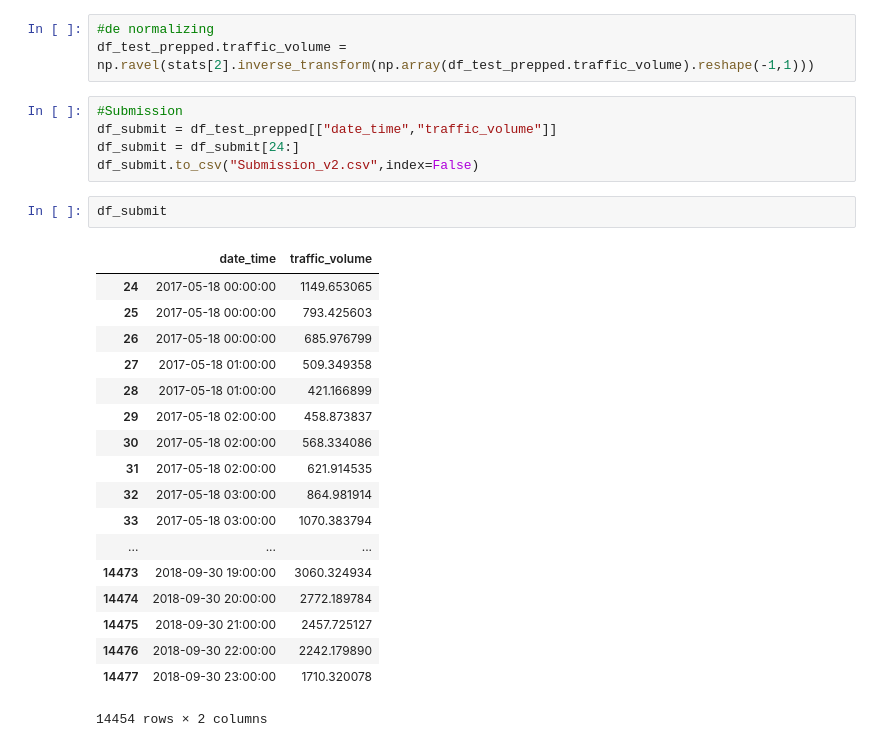
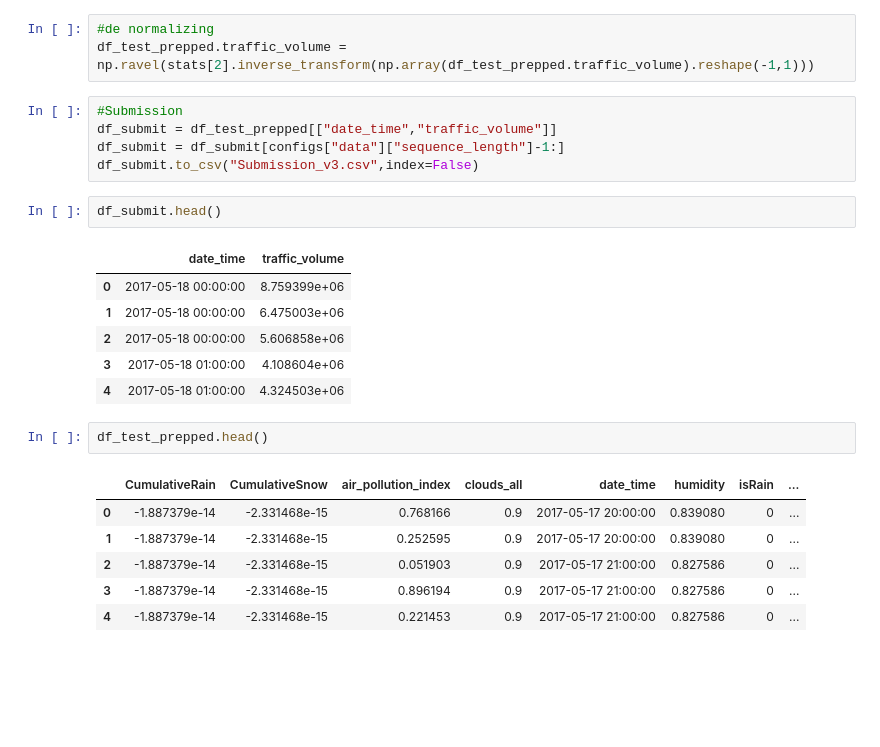
Before and after one commit to Vishwesh4/LSTM-traffic, a Jupyter notebook: data_pipeline.ipynb, the cells around one changed output. Saved outputs shown, nothing was run; the diff lists cells and outputs as text; blank space fills up the shorter version.

```diff
--- a/data_pipeline.ipynb
+++ b/data_pipeline.ipynb
@@ -389,26 +332,23 @@ df_test_prepped.traffic_volume = np.ravel(stats[2].inverse_transform(np.array(df
 # %%
 #Submission
 df_submit = df_test_prepped[["date_time","traffic_volume"]]
-df_submit = df_submit[24:]
-df_submit.to_csv("Submission_v2.csv",index=False)
+df_submit = df_submit[configs["data"]["sequence_length"]-1:]
+df_submit.to_csv("Submission_v3.csv",index=False)
 # %%
-df_submit
+df_submit.head()
 # %% [output]
 |  | date_time | traffic_volume |
-| 24 | 2017-05-18 00:00:00 | 1149.653065 |
-| 25 | 2017-05-18 00:00:00 | 793.425603 |
-| 26 | 2017-05-18 00:00:00 | 685.976799 |
-| 27 | 2017-05-18 01:00:00 | 509.349358 |
-| 28 | 2017-05-18 01:00:00 | 421.166899 |
-| 29 | 2017-05-18 02:00:00 | 458.873837 |
-| 30 | 2017-05-18 02:00:00 | 568.334086 |
-| 31 | 2017-05-18 02:00:00 | 621.914535 |
-| 32 | 2017-05-18 03:00:00 | 864.981914 |
-| 33 | 2017-05-18 03:00:00 | 1070.383794 |
-| ... | ... | ... |
-| 14473 | 2018-09-30 19:00:00 | 3060.324934 |
-| 14474 | 2018-09-30 20:00:00 | 2772.189784 |
-| 14475 | 2018-09-30 21:00:00 | 2457.725127 |
-| 14476 | 2018-09-30 22:00:00 | 2242.179890 |
-| 14477 | 2018-09-30 23:00:00 | 1710.320078 |
+| 0 | 2017-05-18 00:00:00 | 8.759399e+06 |
+| 1 | 2017-05-18 00:00:00 | 6.475003e+06 |
+| 2 | 2017-05-18 00:00:00 | 5.606858e+06 |
+| 3 | 2017-05-18 01:00:00 | 4.108604e+06 |
+| 4 | 2017-05-18 01:00:00 | 4.324503e+06 |
-14454 rows × 2 columns
+# %%
+df_test_prepped.head()
+# %% [output]
+|  | CumulativeRain | CumulativeSnow | air_pollution_index | clouds_all | date_time | humidity | isRain | ... |
+| 0 | -1.887379e-14 | -2.331468e-15 | 0.768166 | 0.9 | 2017-05-17 20:00:00 | 0.839080 | 0 | ... |
+| 1 | -1.887379e-14 | -2.331468e-15 | 0.252595 | 0.9 | 2017-05-17 20:00:00 | 0.839080 | 0 | ... |
+| 2 | -1.887379e-14 | -2.331468e-15 | 0.051903 | 0.9 | 2017-05-17 21:00:00 | 0.827586 | 0 | ... |
+| 3 | -1.887379e-14 | -2.331468e-15 | 0.896194 | 0.9 | 2017-05-17 21:00:00 | 0.827586 | 0 | ... |
+| 4 | -1.887379e-14 | -2.331468e-15 | 0.221453 | 0.9 | 2017-05-17 21:00:00 | 0.827586 | 0 | ... |
```
Also changed, not shown: parts of 9 cells of this notebook, 8 other files.
